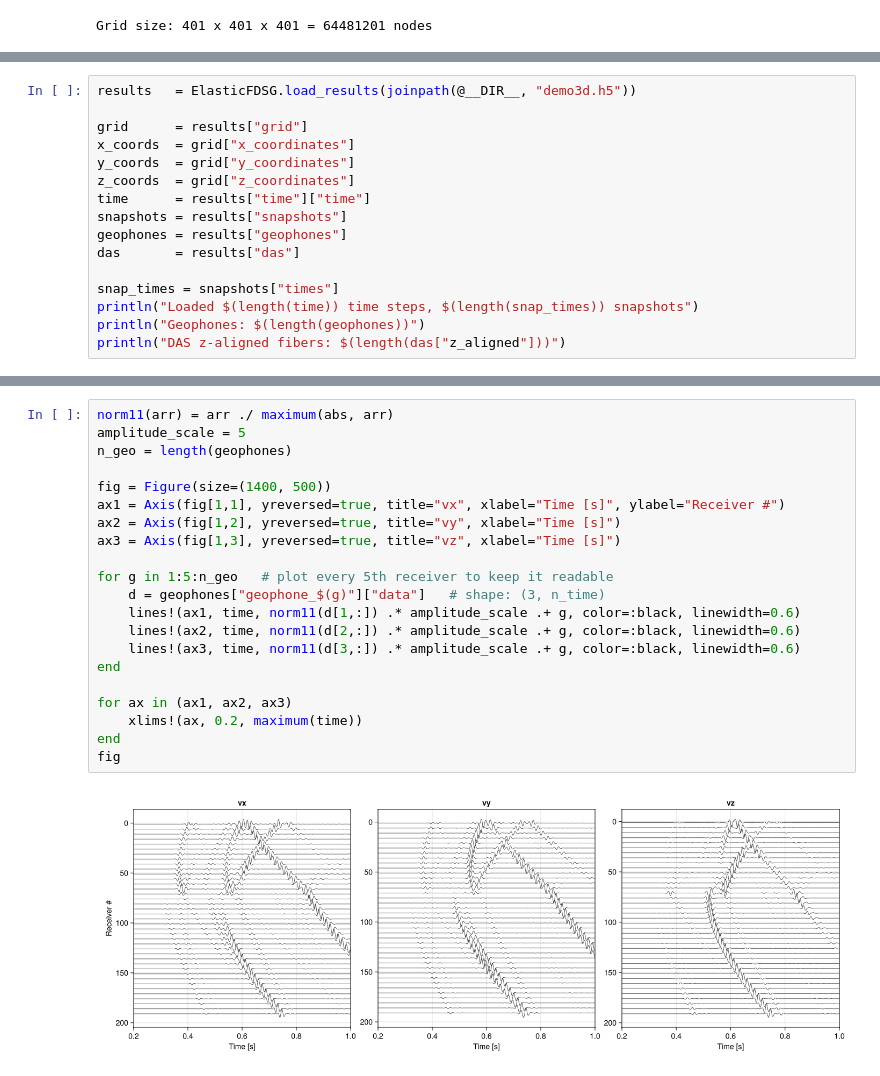
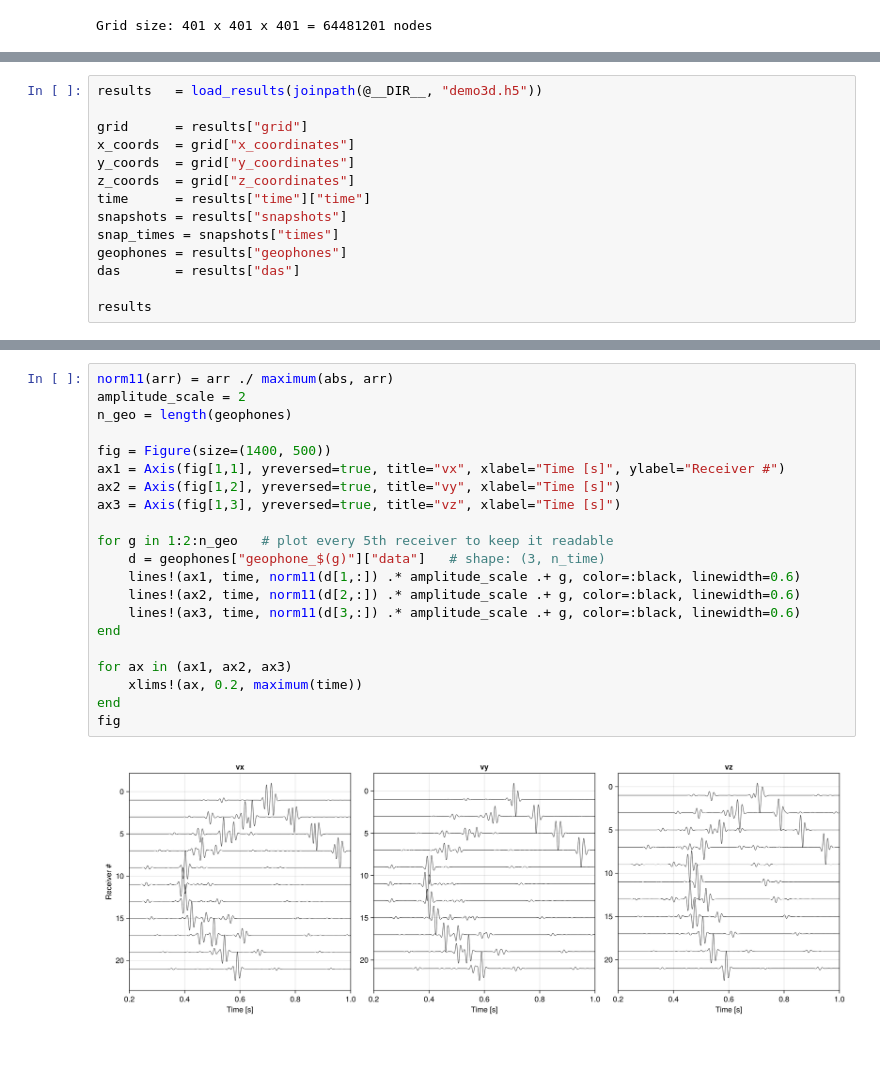
Before and after one commit to wtegtow/ElasticFDSG.jl, a Jupyter notebook: examples/demo3d.ipynb, the cells around one changed output, grey strips where cells are left out. Cells and saved outputs as stored; diff of their text form.

```diff
--- a/examples/demo3d.ipynb
+++ b/examples/demo3d.ipynb
@@ -236,5 +208,5 @@ Results saved.
 # %%
-results   = ElasticFDSG.load_results(joinpath(@__DIR__, "demo3d.h5"))
+results   = load_results(joinpath(@__DIR__, "demo3d.h5"))
 
 grid      = results["grid"]
 x_coords  = grid["x_coordinates"]
@@ -242,11 +214,9 @@ y_coords  = grid["y_coordinates"]
 z_coords  = grid["z_coordinates"]
 time      = results["time"]["time"]
 snapshots = results["snapshots"]
+snap_times = snapshots["times"]
 geophones = results["geophones"]
 das       = results["das"]
 
-snap_times = snapshots["times"]
-println("Loaded $(length(time)) time steps, $(length(snap_times)) snapshots")
-println("Geophones: $(length(geophones))")
-println("DAS z-aligned fibers: $(length(das["z_aligned"]))")
+results
 # %% [output]
@@ -312,23 +274,23 @@ Traces are normalised per receiver to `[−1, 1]` for display.
 # %%
 norm11(arr) = arr ./ maximum(abs, arr)
-amplitude_scale = 5
+amplitude_scale = 2
 n_geo = length(geophones)
 
 fig = Figure(size=(1400, 500))
 ax1 = Axis(fig[1,1], yreversed=true, title="vx", xlabel="Time [s]", ylabel="Receiver #")
 ax2 = Axis(fig[1,2], yreversed=true, title="vy", xlabel="Time [s]")
 ax3 = Axis(fig[1,3], yreversed=true, title="vz", xlabel="Time [s]")
 
-for g in 1:5:n_geo   # plot every 5th receiver to keep it readable
+for g in 1:2:n_geo   # plot every 5th receiver to keep it readable
     d = geophones["geophone_$(g)"]["data"]   # shape: (3, n_time)
     lines!(ax1, time, norm11(d[1,:]) .* amplitude_scale .+ g, color=:black, linewidth=0.6)
     lines!(ax2, time, norm11(d[2,:]) .* amplitude_scale .+ g, color=:black, linewidth=0.6)
     lines!(ax3, time, norm11(d[3,:]) .* amplitude_scale .+ g, color=:black, linewidth=0.6)
 end
 
 for ax in (ax1, ax2, ax3)
     xlims!(ax, 0.2, maximum(time))
 end
 fig
 # %% [output]
-[figure, old version]
+[figure, new version]
```
Also changed, not shown: parts of 19 cells of this notebook, 10 other files.
